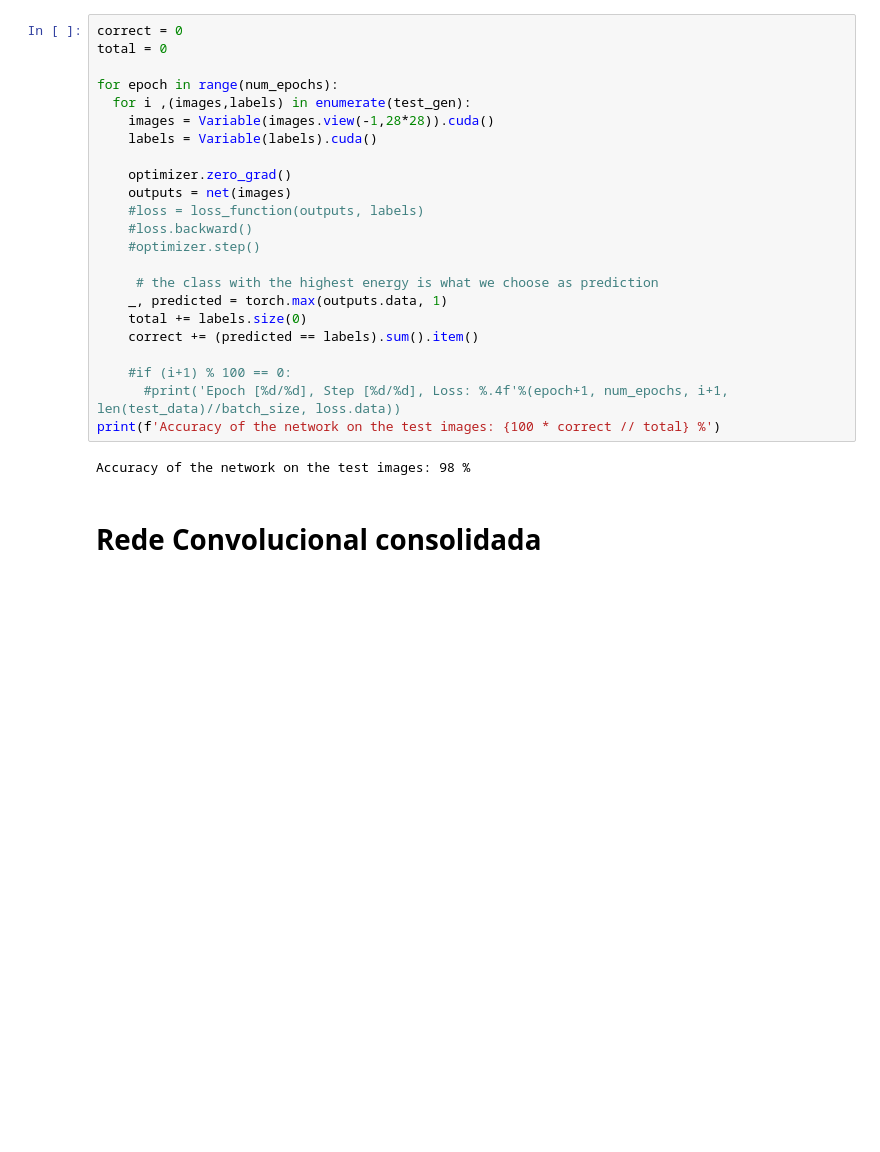
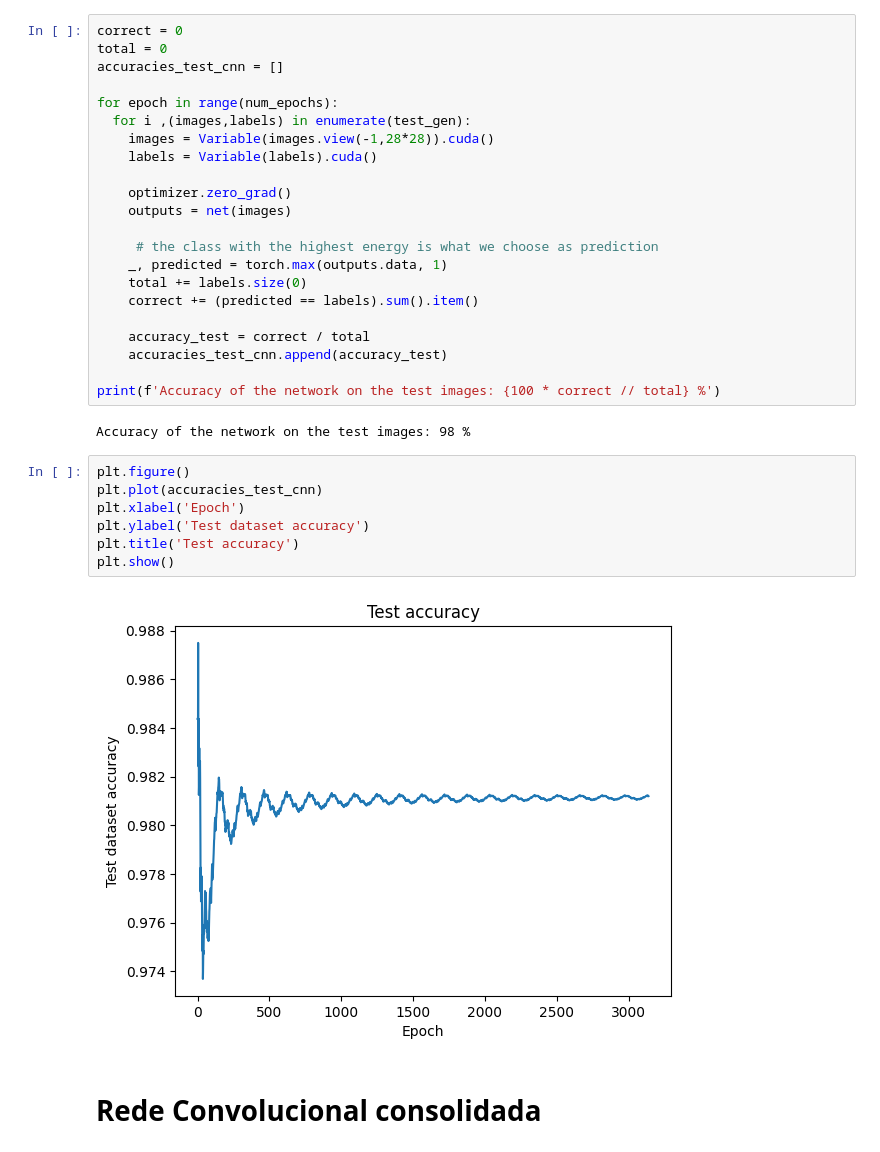
Before and after one commit to annaluizacaraciolo/DeepLearning2023, a Jupyter notebook: ListaPraticaMLPConv.ipynb, the cells around one changed output. Cells and saved outputs as stored; diff of their text form; blank space fills up the shorter version.

```diff
--- a/ListaPraticaMLPConv.ipynb
+++ b/ListaPraticaMLPConv.ipynb
@@ -288,6 +331,7 @@ Net(
 # %%
 correct = 0
 total = 0
+accuracies_test_cnn = []
 
 for epoch in range(num_epochs):
   for i ,(images,labels) in enumerate(test_gen):
@@ -296,20 +340,27 @@ for epoch in range(num_epochs):
 
     optimizer.zero_grad()
     outputs = net(images)
-    #loss = loss_function(outputs, labels)
-    #loss.backward()
-    #optimizer.step()
 
      # the class with the highest energy is what we choose as prediction
     _, predicted = torch.max(outputs.data, 1)
     total += labels.size(0)
     correct += (predicted == labels).sum().item()
 
-    #if (i+1) % 100 == 0:
-      #print('Epoch [%d/%d], Step [%d/%d], Loss: %.4f'%(epoch+1, num_epochs, i+1, len(test_data)//batch_size, loss.data))
+    accuracy_test = correct / total
+    accuracies_test_cnn.append(accuracy_test)
+
 print(f'Accuracy of the network on the test images: {100 * correct // total} %')
 # %% [output]
 Accuracy of the network on the test images: 98 %
+# %%
+plt.figure()
+plt.plot(accuracies_test_cnn)
+plt.xlabel('Epoch')
+plt.ylabel('Test dataset accuracy')
+plt.title('Test accuracy')
+plt.show()
+# %% [output]
+[figure, added]
 # %% [markdown]
 # Rede Convolucional consolidada
 # %% [markdown]
```
Also changed, not shown: parts of 22 cells of this notebook.
